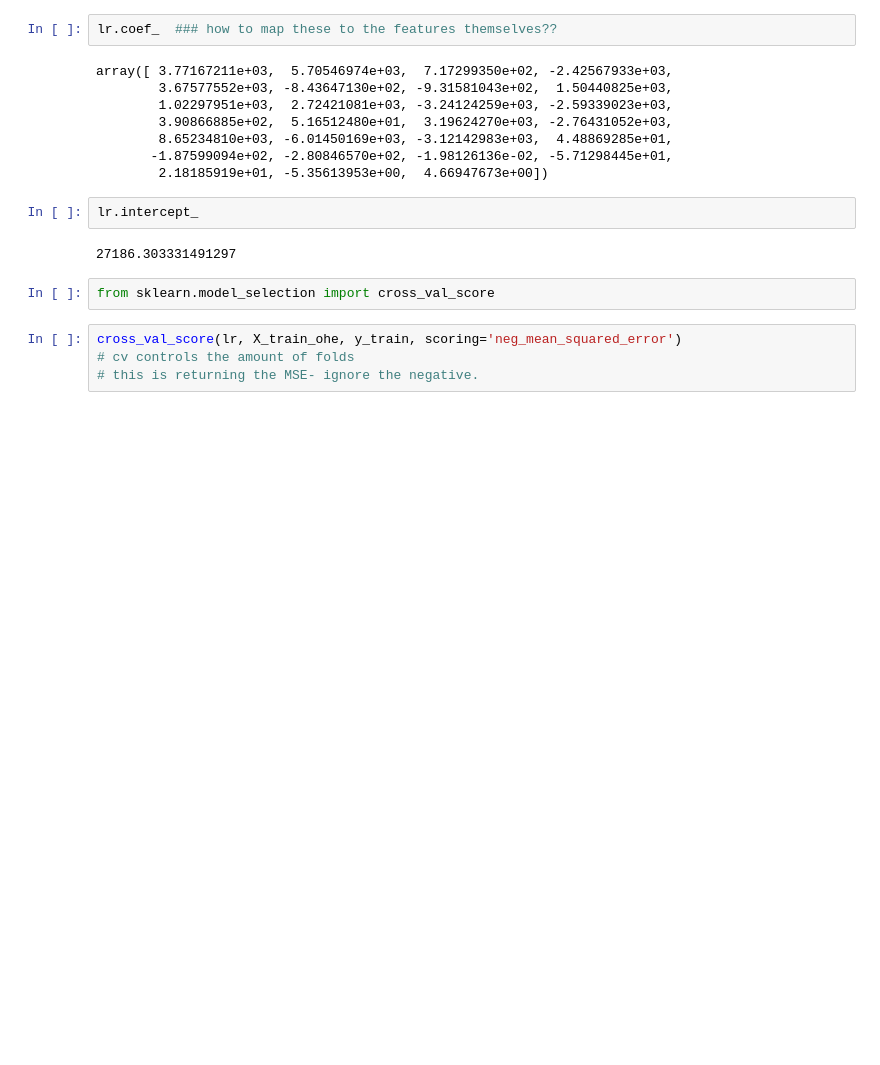
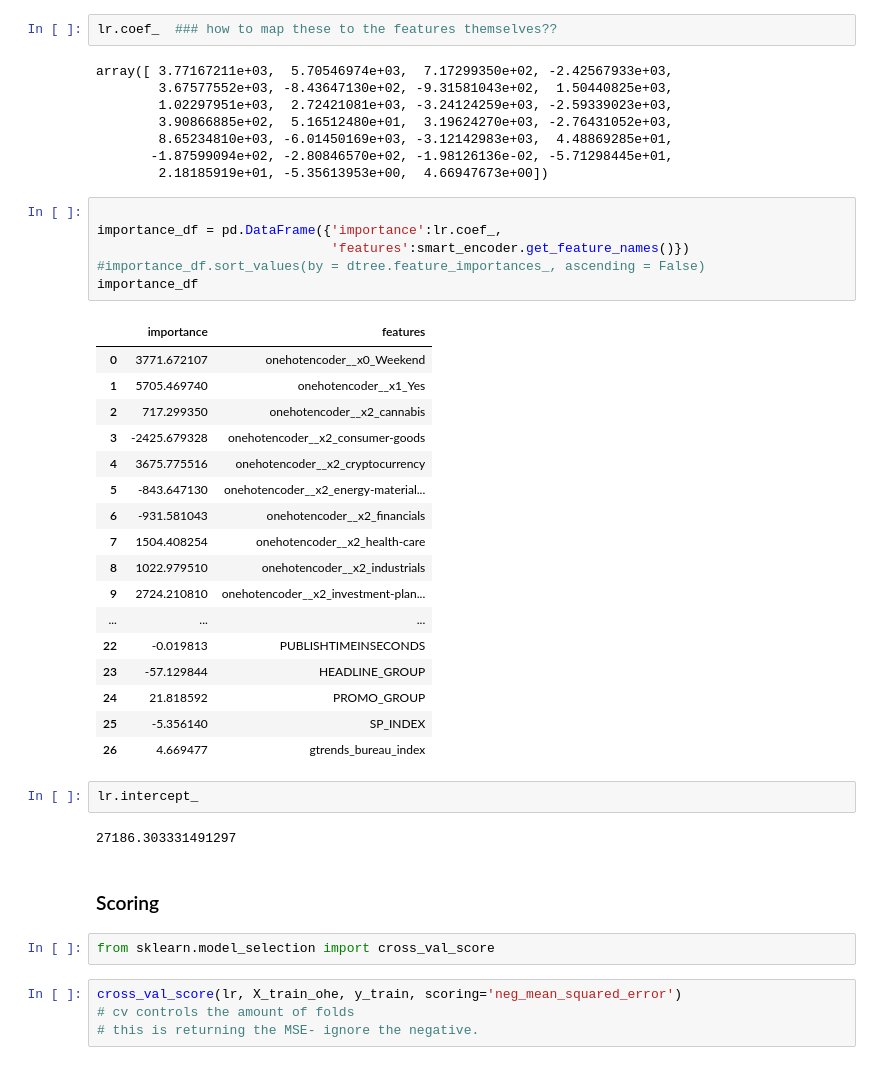
Before and after one commit to hlwestberg/GA-DS-Repo, a Jupyter notebook: capstone/notebooks/7-model.ipynb, the cells around one changed output. Saved outputs shown, nothing was run; the diff lists cells and outputs as text; blank space fills up the shorter version.

```diff
--- a/capstone/notebooks/7-model.ipynb
+++ b/capstone/notebooks/7-model.ipynb
@@ -151,10 +152,36 @@ array([ 3.77167211e+03,  5.70546974e+03,  7.17299350e+02, -2.42567933e+03,
         8.65234810e+03, -6.01450169e+03, -3.12142983e+03,  4.48869285e+01,
        -1.87599094e+02, -2.80846570e+02, -1.98126136e-02, -5.71298445e+01,
         2.18185919e+01, -5.35613953e+00,  4.66947673e+00])
+# %%
+
+importance_df = pd.DataFrame({'importance':lr.coef_,
+                              'features':smart_encoder.get_feature_names()})
+#importance_df.sort_values(by = dtree.feature_importances_, ascending = False)
+importance_df
+# %% [output]
+|  | importance | features |
+| 0 | 3771.672107 | onehotencoder__x0_Weekend |
+| 1 | 5705.469740 | onehotencoder__x1_Yes |
+| 2 | 717.299350 | onehotencoder__x2_cannabis |
+| 3 | -2425.679328 | onehotencoder__x2_consumer-goods |
+| 4 | 3675.775516 | onehotencoder__x2_cryptocurrency |
+| 5 | -843.647130 | onehotencoder__x2_energy-material... |
+| 6 | -931.581043 | onehotencoder__x2_financials |
+| 7 | 1504.408254 | onehotencoder__x2_health-care |
+| 8 | 1022.979510 | onehotencoder__x2_industrials |
+| 9 | 2724.210810 | onehotencoder__x2_investment-plan... |
+| ... | ... | ... |
+| 22 | -0.019813 | PUBLISHTIMEINSECONDS |
+| 23 | -57.129844 | HEADLINE_GROUP |
+| 24 | 21.818592 | PROMO_GROUP |
+| 25 | -5.356140 | SP_INDEX |
+| 26 | 4.669477 | gtrends_bureau_index |
 # %%
 lr.intercept_
 # %% [output]
 27186.303331491297
+# %% [markdown]
+### Scoring
 # %%
 from sklearn.model_selection import cross_val_score
 # %%
```
Also changed, not shown: parts of 27 cells of this notebook, 1 other file.
